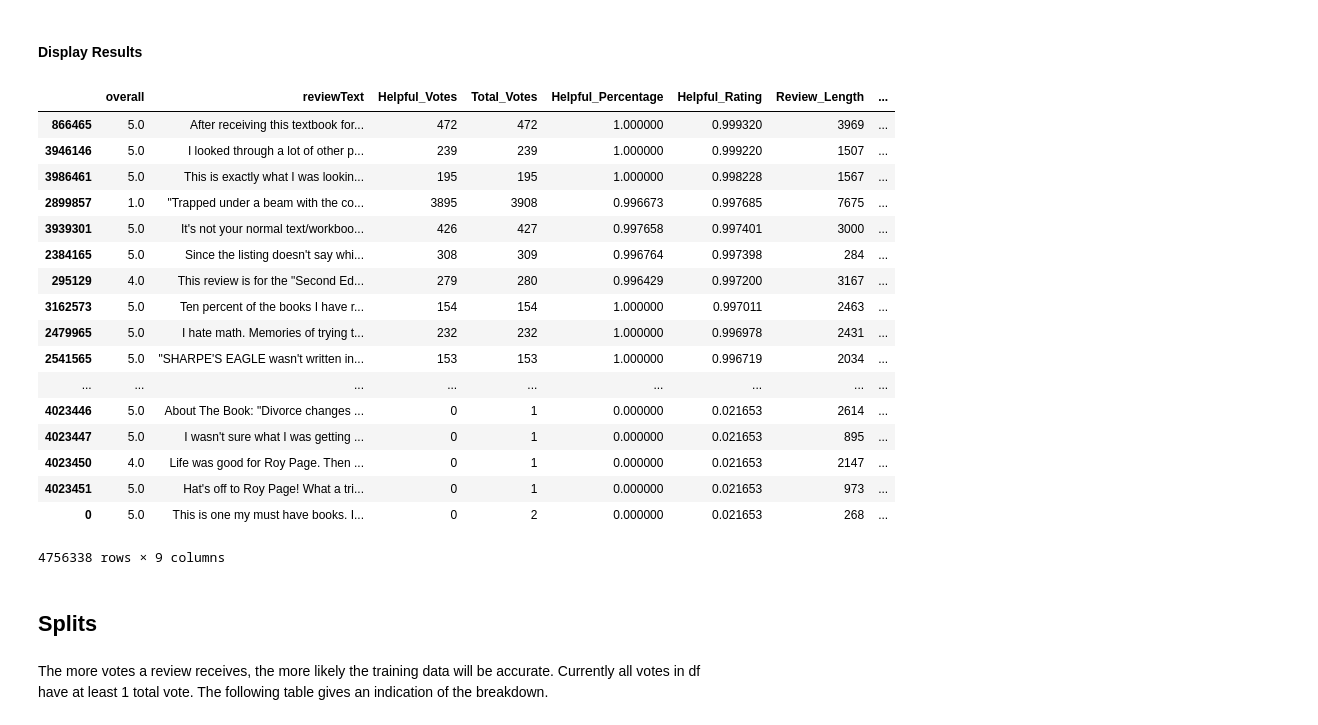
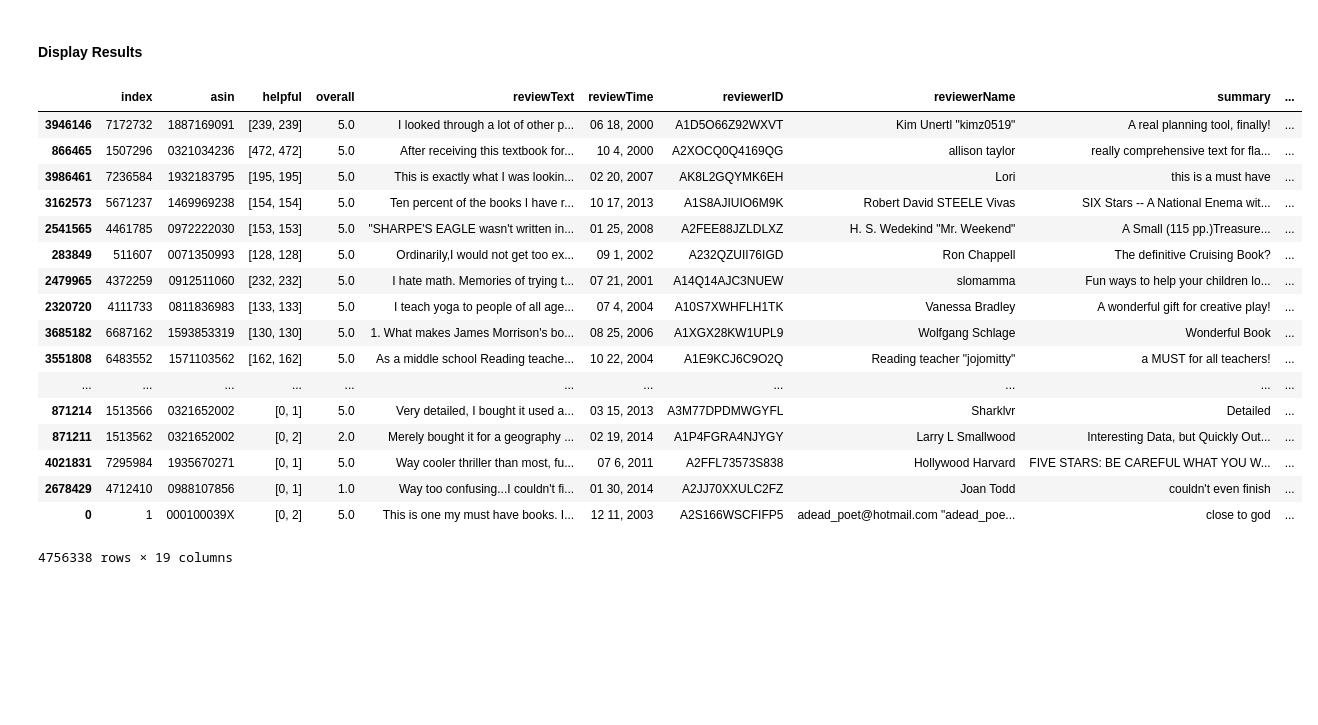
Before and after one commit to coreyjwade/Helpful_Reviews, a Jupyter notebook: Helpful_Reviews_Data_Wrangling.ipynb, the cells around one changed output. Drawn from its saved outputs; the diff is of its cells as text; code cells hidden in the pictures; blank space fills up the shorter version.

```diff
--- a/Helpful_Reviews_Data_Wrangling.ipynb
+++ b/Helpful_Reviews_Data_Wrangling.ipynb
@@ -243,12 +482,9 @@ A review that receives more helpful votes because the book is popular is not nec
 # %%
 # Create column that sums helpful votes per book
-df['Helpful_Votes_Book'] = df.groupby('asin')['Helpful_Votes'].transform('sum')
+Helpful_Votes_Book = df.groupby('asin')['Helpful_Votes'].transform('sum')
 
 # Create series that de
-Helpful_Percentage_Book_Score = (df['Helpful_Votes']/df['Helpful_Votes_Book']).fillna(0)
-
-# Delete extraneous column
-del df['Helpful_Votes_Book']
+Helpful_Percentage_Book_Score = (df['Helpful_Votes']/Helpful_Votes_Book).fillna(0)
 
 # Show new series
 Helpful_Percentage_Book_Score.describe()
@@ -267,8 +503,9 @@ Note that the new series is not scaled efficiently. Since it's a right skewed di
 # %% [markdown]
 After some trial and error, using e-1 as a guide, I came up with the following formula.
 # %%
+import math
 # Adjusted formula for Helpful_Percentage_Book_Score
-Helpful_Percentage_Book_Score = np.log(Helpful_Percentage_Book_Score+1.71828)
+Helpful_Percentage_Book_Score = np.log(Helpful_Percentage_Book_Score + math.exp(1)-1)
 
 # Show updated series
 Helpful_Percentage_Book_Score.describe()
@@ -289,5 +593,5 @@ This log distribution ensures that reviewers are not penalized if they do not ha
 # %%
 # Create weighted helpful score
-df['Helpful_Rating'] = 0.36*Helpful_Votes_Scaled + 0.60*df['Helpful_Percentage'] + 0.04*Helpful_Percentage_Book_Score
+df['Helpful_Rating'] = 0.42*Helpful_Votes_Scaled + 0.56*df['Helpful_Percentage'] + 0.02*Helpful_Percentage_Book_Score
 # %% [markdown]
 I spent some time checking tables and tweaking the weights. I made additional adjustments after deciding that I would train/ test on a smaller subset with a minimum number of total reviews.
@@ -297,28 +598,27 @@ dfr = df[['overall', 'reviewText', 'Helpful_Votes', 'Total_Votes', 'Helpful_Perc
+# %%
+df['Helpful_Votes_Scaled'] = Helpful_Votes_Scaled
+df['Helpful_Percentage_Book_Score'] = Helpful_Percentage_Book_Score
 # %% [markdown]
 #### Display Results
 # %%
 # Display dataframe with top helpful scores.
-dfr.sort_values(by = ['Helpful_Rating'], ascending=False)
+df.sort_values(by = ['Helpful_Rating'], ascending=False)
 # %% [output]
-|  | overall | reviewText | Helpful_Votes | Total_Votes | Helpful_Percentage | Helpful_Rating | Review_Length | ... |
-| 866465 | 5.0 | After receiving this textbook for... | 472 | 472 | 1.000000 | 0.999320 | 3969 | ... |
-| 3946146 | 5.0 | I looked through a lot of other p... | 239 | 239 | 1.000000 | 0.999220 | 1507 | ... |
-| 3986461 | 5.0 | This is exactly what I was lookin... | 195 | 195 | 1.000000 | 0.998228 | 1567 | ... |
-| 2899857 | 1.0 | "Trapped under a beam with the co... | 3895 | 3908 | 0.996673 | 0.997685 | 7675 | ... |
-| 3939301 | 5.0 | It's not your normal text/workboo... | 426 | 427 | 0.997658 | 0.997401 | 3000 | ... |
-| 2384165 | 5.0 | Since the listing doesn't say whi... | 308 | 309 | 0.996764 | 0.997398 | 284 | ... |
-| 295129 | 4.0 | This review is for the "Second Ed... | 279 | 280 | 0.996429 | 0.997200 | 3167 | ... |
-| 3162573 | 5.0 | Ten percent of the books I have r... | 154 | 154 | 1.000000 | 0.997011 | 2463 | ... |
-| 2479965 | 5.0 | I hate math. Memories of trying t... | 232 | 232 | 1.000000 | 0.996978 | 2431 | ... |
-| 2541565 | 5.0 | "SHARPE'S EAGLE wasn't written in... | 153 | 153 | 1.000000 | 0.996719 | 2034 | ... |
-| ... | ... | ... | ... | ... | ... | ... | ... | ... |
-| 4023446 | 5.0 | About The Book: "Divorce changes ... | 0 | 1 | 0.000000 | 0.021653 | 2614 | ... |
-| 4023447 | 5.0 | I wasn't sure what I was getting ... | 0 | 1 | 0.000000 | 0.021653 | 895 | ... |
-| 4023450 | 4.0 | Life was good for Roy Page. Then ... | 0 | 1 | 0.000000 | 0.021653 | 2147 | ... |
-| 4023451 | 5.0 | Hat's off to Roy Page! What a tri... | 0 | 1 | 0.000000 | 0.021653 | 973 | ... |
-| 0 | 5.0 | This is one my must have books. I... | 0 | 2 | 0.000000 | 0.021653 | 268 | ... |
+|  | index | asin | helpful | overall | reviewText | reviewTime | reviewerID | reviewerName | summary | ... |
+| 3946146 | 7172732 | 1887169091 | [239, 239] | 5.0 | I looked through a lot of other p... | 06 18, 2000 | A1D5O66Z92WXVT | Kim Unertl "kimz0519" | A real planning tool, finally! | ... |
+| 866465 | 1507296 | 0321034236 | [472, 472] | 5.0 | After receiving this textbook for... | 10 4, 2000 | A2XOCQ0Q4169QG | allison taylor | really comprehensive text for fla... | ... |
+| 3986461 | 7236584 | 1932183795 | [195, 195] | 5.0 | This is exactly what I was lookin... | 02 20, 2007 | AK8L2GQYMK6EH | Lori | this is a must have | ... |
+| 3162573 | 5671237 | 1469969238 | [154, 154] | 5.0 | Ten percent of the books I have r... | 10 17, 2013 | A1S8AJIUIO6M9K | Robert David STEELE Vivas | SIX Stars -- A National Enema wit... | ... |
+| 2541565 | 4461785 | 0972222030 | [153, 153] | 5.0 | "SHARPE'S EAGLE wasn't written in... | 01 25, 2008 | A2FEE88JZLDLXZ | H. S. Wedekind "Mr. Weekend" | A Small (115 pp.)Treasure... | ... |
+| 283849 | 511607 | 0071350993 | [128, 128] | 5.0 | Ordinarily,I would not get too ex... | 09 1, 2002 | A232QZUII76IGD | Ron Chappell | The definitive Cruising Book? | ... |
+| 2479965 | 4372259 | 0912511060 | [232, 232] | 5.0 | I hate math. Memories of trying t... | 07 21, 2001 | A14Q14AJC3NUEW | slomamma | Fun ways to help your children lo... | ... |
+| 2320720 | 4111733 | 0811836983 | [133, 133] | 5.0 | I teach yoga to people of all age... | 07 4, 2004 | A10S7XWHFLH1TK | Vanessa Bradley | A wonderful gift for creative play! | ... |
+| 3685182 | 6687162 | 1593853319 | [130, 130] | 5.0 | 1. What makes James Morrison's bo... | 08 25, 2006 | A1XGX28KW1UPL9 | Wolfgang Schlage | Wonderful Book | ... |
+| 3551808 | 6483552 | 1571103562 | [162, 162] | 5.0 | As a middle school Reading teache... | 10 22, 2004 | A1E9KCJ6C9O2Q | Reading teacher "jojomitty" | a MUST for all teachers! | ... |
+| ... | ... | ... | ... | ... | ... | ... | ... | ... | ... | ... |
+| 871214 | 1513566 | 0321652002 | [0, 1] | 5.0 | Very detailed, I bought it used a... | 03 15, 2013 | A3M77DPDMWGYFL | Sharklvr | Detailed | ... |
+| 871211 | 1513562 | 0321652002 | [0, 2] | 2.0 | Merely bought it for a geography ... | 02 19, 2014 | A1P4FGRA4NJYGY | Larry L Smallwood | Interesting Data, but Quickly Out... | ... |
+| 4021831 | 7295984 | 1935670271 | [0, 1] | 5.0 | Way cooler thriller than most, fu... | 07 6, 2011 | A2FFL73573S838 | Hollywood Harvard | FIVE STARS: BE CAREFUL WHAT YOU W... | ... |
+| 2678429 | 4712410 | 0988107856 | [0, 1] | 1.0 | Way too confusing...I couldn't fi... | 01 30, 2014 | A2JJ70XXULC2FZ | Joan Todd | couldn't even finish | ... |
+| 0 | 1 | 000100039X | [0, 2] | 5.0 | This is one my must have books. I... | 12 11, 2003 | A2S166WSCFIFP5 | adead_poet@hotmail.com "adead_poe... | close to god | ... |
-4756338 rows × 9 columns
+4756338 rows × 19 columns
-# %% [markdown]
-## Splits
-# %% [markdown]
-The more votes a review receives, the more likely the training data will be accurate. Currently all votes in df have at least 1 total vote. The following table gives an indication of the breakdown.
```
Also changed, not shown: parts of 55 cells of this notebook.
